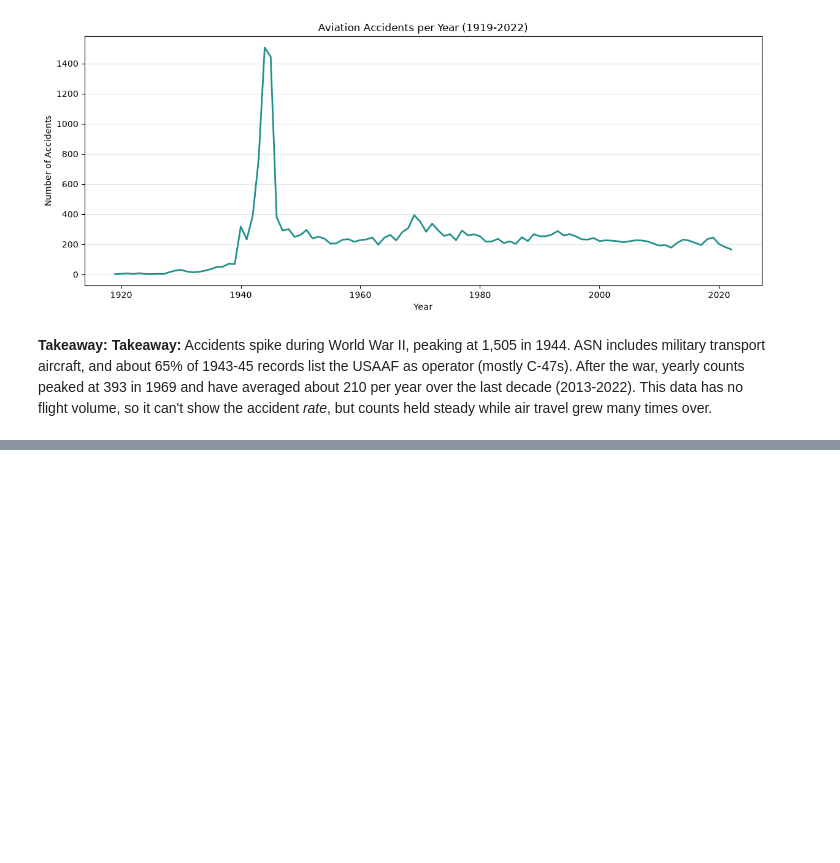
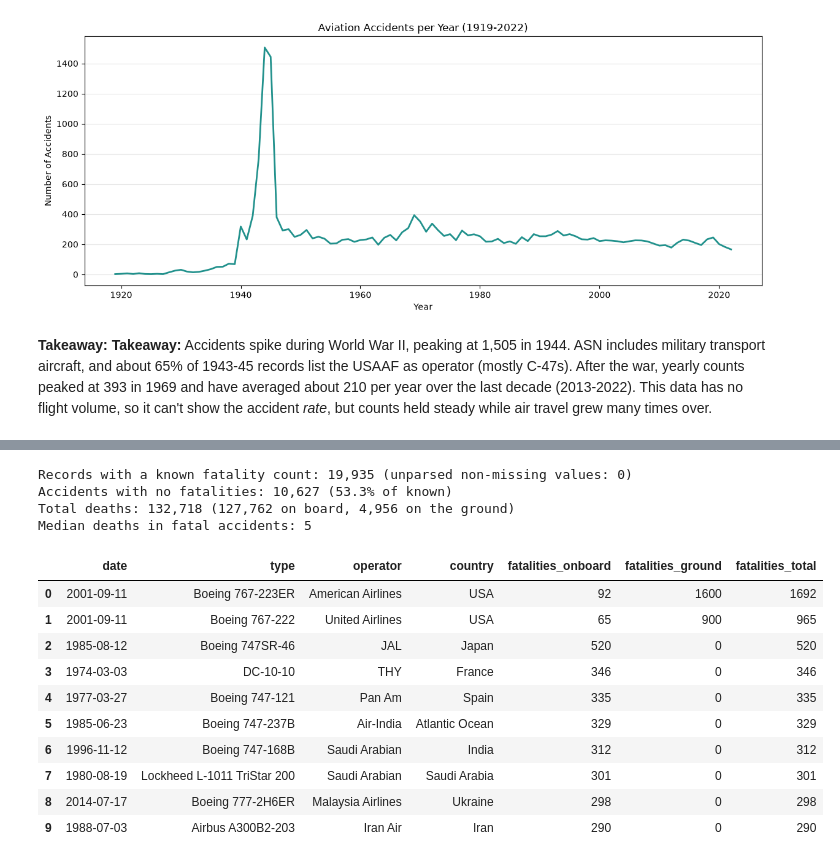
Before and after one commit to theamanali/civil-aviation-accident-analysis, a Jupyter notebook: analysis.ipynb, the cells around one changed output, grey strips where cells are left out. Drawn from its saved outputs; the diff is of its cells as text; code cells hidden in the pictures; blank space fills up the shorter version.

```diff
--- a/analysis.ipynb
+++ b/analysis.ipynb
@@ -351,0 +357,39 @@ Peak year: 1944 (1505 accidents)
+# %%
+# Matches "5" or "5+ 1"; anything else (including NaN) becomes NA
+parts = aviation_data["fatalities"].str.extract(r"^\s*(\d+)\s*(?:\+\s*(\d+))?\s*$")
+aviation_data["fatalities_onboard"] = pd.to_numeric(parts[0]).astype("Int64")
+# No ground count listed means no ground fatalities, as long as the on-board count is known
+ground = pd.to_numeric(parts[1]).astype("Int64")
+aviation_data["fatalities_ground"] = ground.mask(ground.isna() & aviation_data["fatalities_onboard"].notna(), 0)
+aviation_data["fatalities_total"] = aviation_data["fatalities_onboard"] + aviation_data["fatalities_ground"]
+
+total = aviation_data["fatalities_total"]
+known = total.notna().sum()
+unparsed = (aviation_data["fatalities"].notna() & total.isna()).sum()
+
+print(f"Records with a known fatality count: {known:,} (unparsed non-missing values: {unparsed})")
+print(f"Accidents with no fatalities: {(total == 0).sum():,} ({(total == 0).sum() / known:.1%} of known)")
+print(f"Total deaths: {total.sum():,} ({aviation_data['fatalities_onboard'].sum():,} on board, {aviation_data['fatalities_ground'].sum():,} on the ground)")
+print(f"Median deaths in fatal accidents: {total[total > 0].median():.0f}")
+# %% [output]
+Records with a known fatality count: 19,935 (unparsed non-missing values: 0)
+Accidents with no fatalities: 10,627 (53.3% of known)
+Total deaths: 132,718 (127,762 on board, 4,956 on the ground)
+Median deaths in fatal accidents: 5
+# %%
+deadliest = aviation_data.nlargest(10, "fatalities_total")[
+    ["date", "type", "operator", "country", "fatalities_onboard", "fatalities_ground", "fatalities_total"]
+]
+display(deadliest.reset_index(drop=True))
+# %% [output]
+|  | date | type | operator | country | fatalities_onboard | fatalities_ground | fatalities_total |
+| 0 | 2001-09-11 | Boeing 767-223ER | American Airlines | USA | 92 | 1600 | 1692 |
+| 1 | 2001-09-11 | Boeing 767-222 | United Airlines | USA | 65 | 900 | 965 |
+| 2 | 1985-08-12 | Boeing 747SR-46 | JAL | Japan | 520 | 0 | 520 |
+| 3 | 1974-03-03 | DC-10-10 | THY | France | 346 | 0 | 346 |
+| 4 | 1977-03-27 | Boeing 747-121 | Pan Am | Spain | 335 | 0 | 335 |
+| 5 | 1985-06-23 | Boeing 747-237B | Air-India | Atlantic Ocean | 329 | 0 | 329 |
+| 6 | 1996-11-12 | Boeing 747-168B | Saudi Arabian | India | 312 | 0 | 312 |
+| 7 | 1980-08-19 | Lockheed L-1011 TriStar 200 | Saudi Arabian | Saudi Arabia | 301 | 0 | 301 |
+| 8 | 2014-07-17 | Boeing 777-2H6ER | Malaysia Airlines | Ukraine | 298 | 0 | 298 |
+| 9 | 1988-07-03 | Airbus A300B2-203 | Iran Air | Iran | 290 | 0 | 290 |
```
Also changed, not shown: parts of 7 cells of this notebook, 2 other files.
